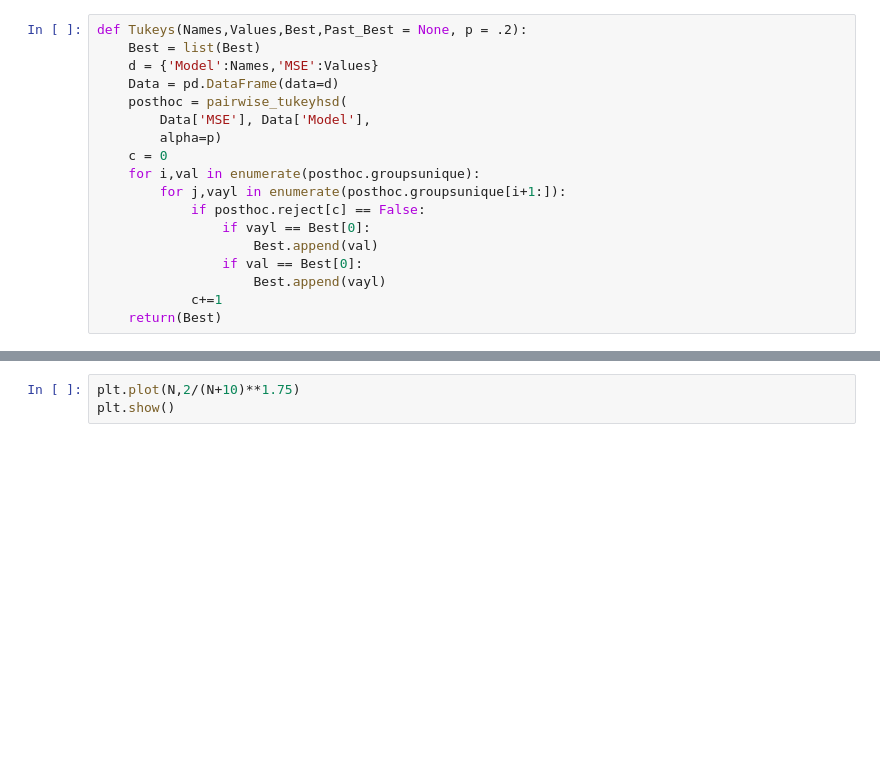
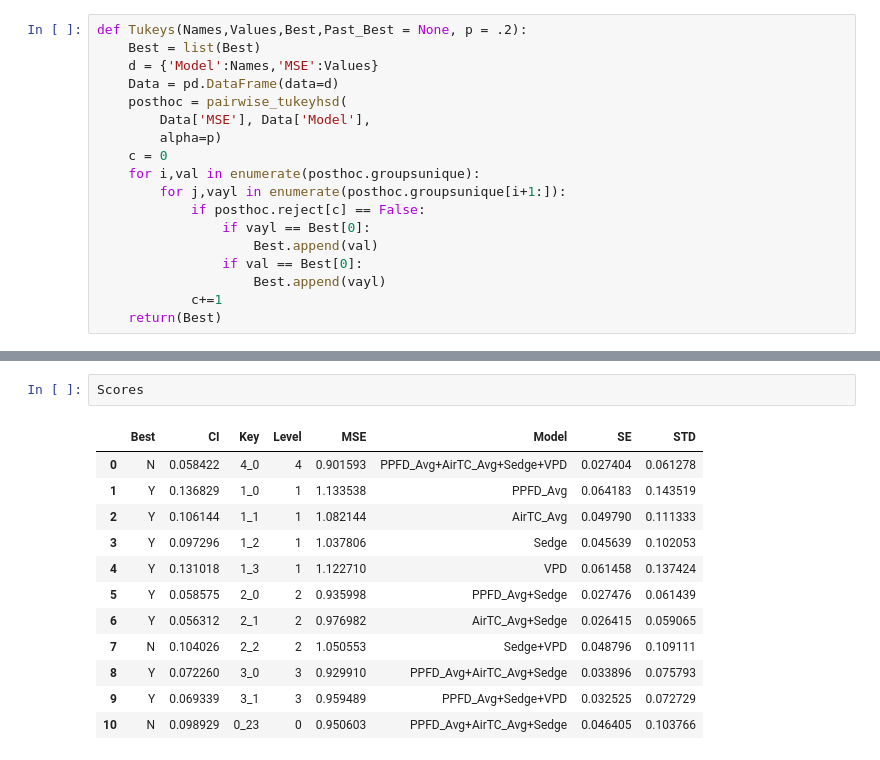
Before and after one commit to June-Skeeter/ML_GapFilling, a Jupyter notebook: OptimumModel.ipynb, the cells around one changed output, grey strips where cells are left out. Cells and saved outputs as stored; diff of their text form; blank space fills up the shorter version.

```diff
--- a/OptimumModel.ipynb
+++ b/OptimumModel.ipynb
@@ -363,3 +395,15 @@ print(time.time()-Time)
-# %%
-plt.plot(N,2/(N+10)**1.75)
-plt.show()
+# %%
+Scores
+# %% [output]
+|  | Best | CI | Key | Level | MSE | Model | SE | STD |
+| 0 | N | 0.058422 | 4_0 | 4 | 0.901593 | PPFD_Avg+AirTC_Avg+Sedge+VPD | 0.027404 | 0.061278 |
+| 1 | Y | 0.136829 | 1_0 | 1 | 1.133538 | PPFD_Avg | 0.064183 | 0.143519 |
+| 2 | Y | 0.106144 | 1_1 | 1 | 1.082144 | AirTC_Avg | 0.049790 | 0.111333 |
+| 3 | Y | 0.097296 | 1_2 | 1 | 1.037806 | Sedge | 0.045639 | 0.102053 |
+| 4 | Y | 0.131018 | 1_3 | 1 | 1.122710 | VPD | 0.061458 | 0.137424 |
+| 5 | Y | 0.058575 | 2_0 | 2 | 0.935998 | PPFD_Avg+Sedge | 0.027476 | 0.061439 |
+| 6 | Y | 0.056312 | 2_1 | 2 | 0.976982 | AirTC_Avg+Sedge | 0.026415 | 0.059065 |
+| 7 | N | 0.104026 | 2_2 | 2 | 1.050553 | Sedge+VPD | 0.048796 | 0.109111 |
+| 8 | Y | 0.072260 | 3_0 | 3 | 0.929910 | PPFD_Avg+AirTC_Avg+Sedge | 0.033896 | 0.075793 |
+| 9 | Y | 0.069339 | 3_1 | 3 | 0.959489 | PPFD_Avg+Sedge+VPD | 0.032525 | 0.072729 |
+| 10 | N | 0.098929 | 0_23 | 0 | 0.950603 | PPFD_Avg+AirTC_Avg+Sedge | 0.046405 | 0.103766 |
```
Also changed, not shown: parts of 6 cells of this notebook, 12 other files.
